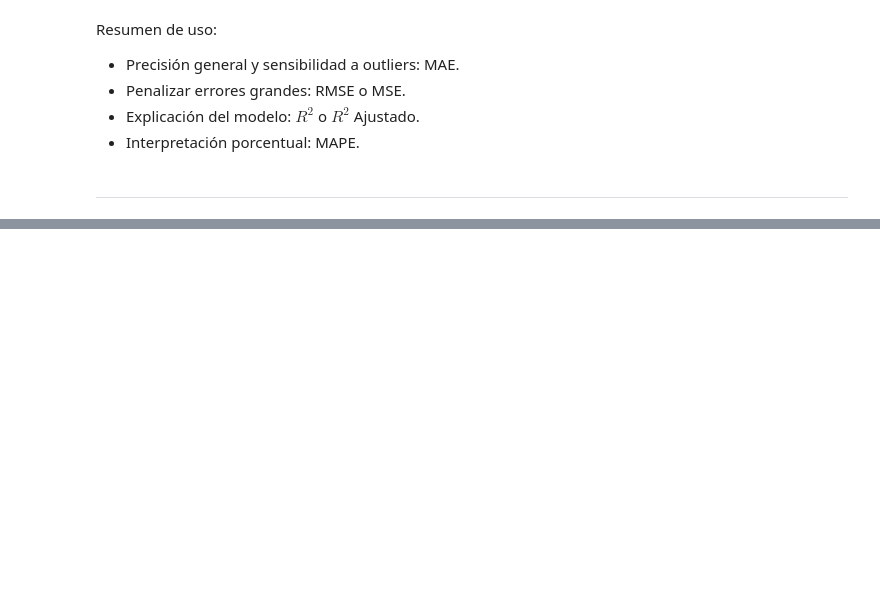
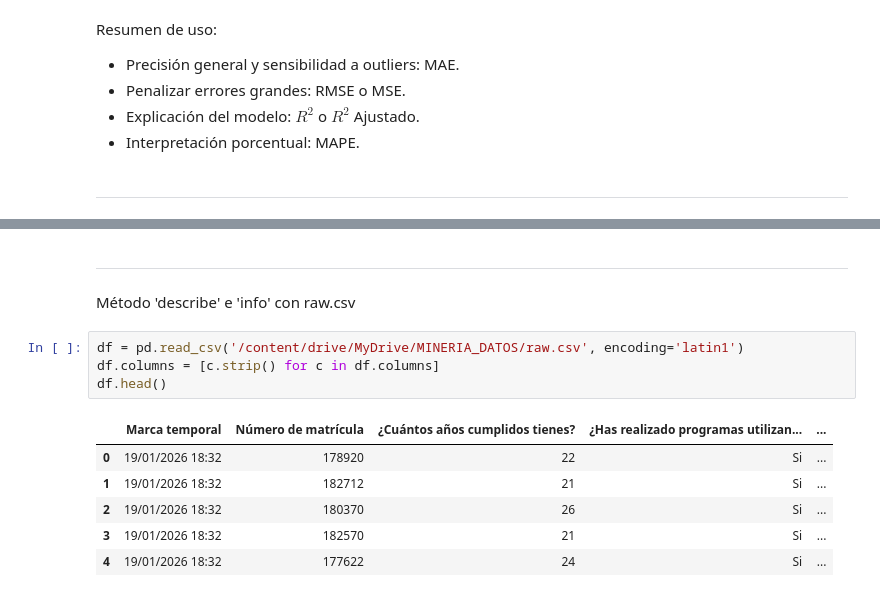
Before and after one commit to JAPV180370/mineria_datos, a Jupyter notebook: mineria_datos.ipynb, the cells around one changed output, grey strips where cells are left out. Saved outputs shown, nothing was run; the diff lists cells and outputs as text; blank space fills up the shorter version.

```diff
--- a/mineria_datos.ipynb
+++ b/mineria_datos.ipynb
@@ -1059,0 +1253,15 @@ Resumen de uso:
+# %% [markdown]
+---
+# %% [markdown]
+Método 'describe' e 'info' con raw.csv
+# %%
+df = pd.read_csv('/content/drive/MyDrive/MINERIA_DATOS/raw.csv', encoding='latin1')
+df.columns = [c.strip() for c in df.columns]
+df.head()
+# %% [output]
+|  | Marca temporal | Número de matrí­cula | ¿Cuántos años cumplidos tienes? | ¿Has realizado programas utilizan... | ... |
+| 0 | 19/01/2026 18:32 | 178920 | 22 | Si | ... |
+| 1 | 19/01/2026 18:32 | 182712 | 21 | Si | ... |
+| 2 | 19/01/2026 18:32 | 180370 | 26 | Si | ... |
+| 3 | 19/01/2026 18:32 | 182570 | 21 | Si | ... |
+| 4 | 19/01/2026 18:32 | 177622 | 24 | Si | ... |
```
Also changed, not shown: parts of 18 cells of this notebook.
